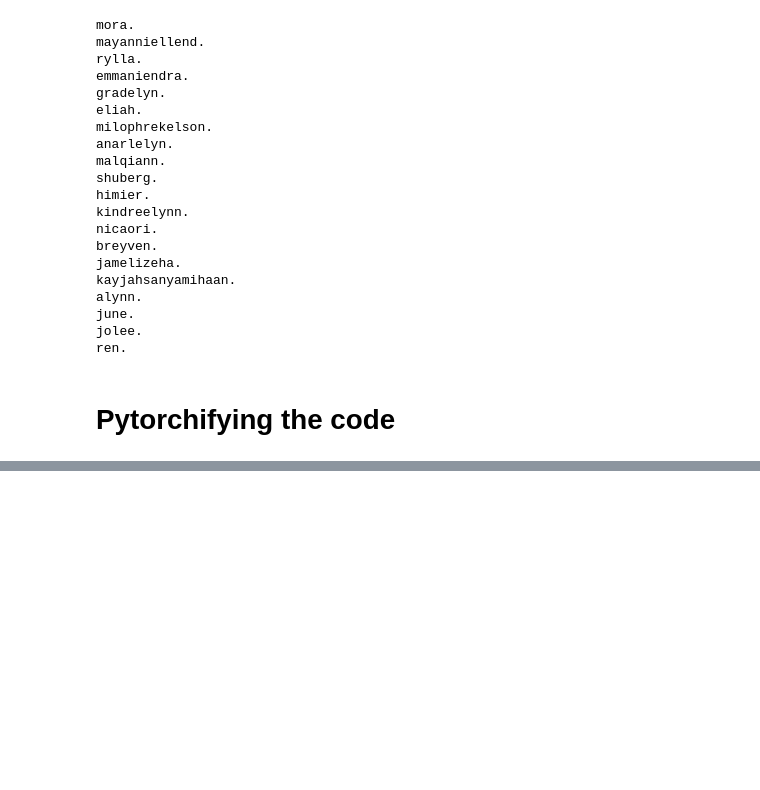
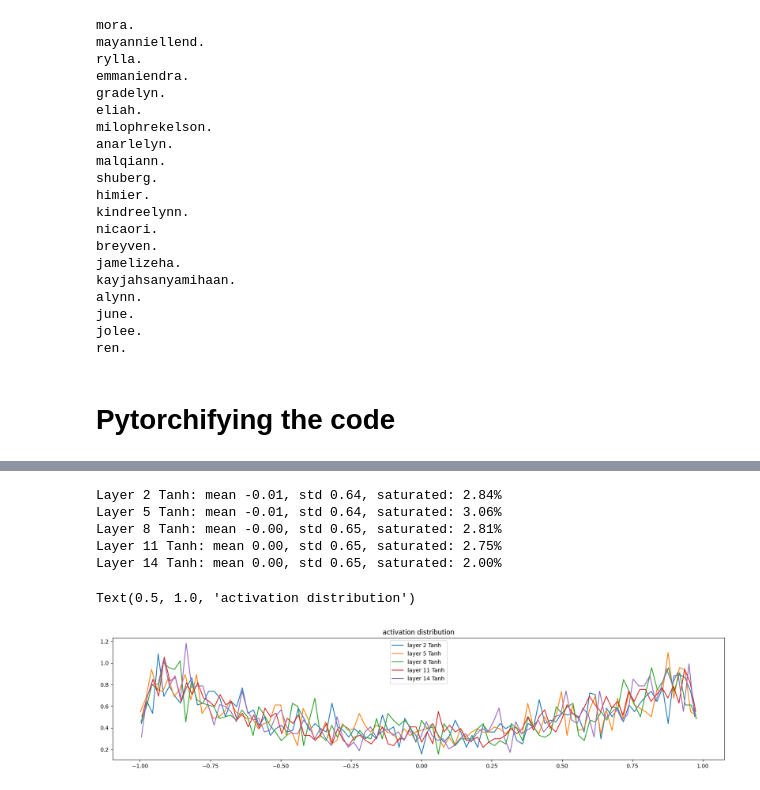
Before and after one commit to SanyamSwami123/make-more-series-andrej-karpathy, a Jupyter notebook: 4_Activation_gradient_batchNorm.ipynb, the cells around one changed output, grey strips where cells are left out. Drawn from its saved outputs; the diff is of its cells as text; code cells hidden in the pictures; blank space fills up the shorter version.

```diff
--- a/4_Activation_gradient_batchNorm.ipynb
+++ b/4_Activation_gradient_batchNorm.ipynb
@@ -320,7 +320,7 @@ ren.
 # %%
 class Linear:
   def __init__(self, fan_in, fan_out, bias=True):
-    self.weight = torch.randn((fan_in, fan_out)) / fan**0.5
+    self.weight = torch.randn((fan_in, fan_out), generator=g) / fan_in**0.5
     self.bias = torch.zeros(fan_out) if bias else None
 
   def __call__(self, x):
@@ -345,8 +345,8 @@ class BatchNorm1d:
     self.running_mean = torch.zeros(dim)
     self.running_var = torch.ones(dim)
 
-    def __call__(self, x):
-    # calculate the forward
+  def __call__(self, x):
+  # calculate the forward
     if self.training:
       xmean = x.mean(0, keepdim=True) # batch mean
       xvar = x.var(0, keepdim=True, unbiased= True) # batch variance
@@ -362,7 +362,7 @@ class BatchNorm1d:
         self.running_var = (1 - self.momentum) * self.running_var + self.momentum * xvar
     return self.out
 
-    def parameters(self):
+  def parameters(self):
     return [self.gamma, self.beta]
 
 class Tanh:
@@ -380,17 +380,18 @@ g = torch.Generator().manual_seed(2147483647) # for reproducibility
 
 C = torch.randn((vocab_size, n_embd), generator=g)# lookup table so each one of 27 chars we have 2 dimensions
 layers = [
-  Linear(n_embd * block_size, n_hidde), Tanh(),
-  Linear(n_hidden, n_hidden), Tanh(),
-  Linear(n_hidden, vocab_size), Tanh(),
-  Linear(n_hidden, n_hidden), Tanh(),
-  Linear(n_hidden, n_hidden), Tanh(),
-  Linear(n_hidden, vocab_size),
+  Linear((n_embd*block_size), n_hidden), BatchNorm1d(n_hidden), Tanh(),
+  Linear(n_hidden, n_hidden), BatchNorm1d(n_hidden), Tanh(),
+  Linear(n_hidden, n_hidden), BatchNorm1d(n_hidden), Tanh(),
+  Linear(n_hidden, n_hidden), BatchNorm1d(n_hidden), Tanh(),
+  Linear(n_hidden, n_hidden), BatchNorm1d(n_hidden), Tanh(),
+  Linear(n_hidden, vocab_size),BatchNorm1d(vocab_size),
 ]
 
 with torch.no_grad():
   # last layer: make less confident
   layers[-1].gamma *= 0.1
+  # layers[-1].weight *= 0.1
 
   # all other layers: apply gain
   for layer in layers[:-1]:
@@ -403,0 +451,22 @@ for p in parameters:
+# %%
+# visualize FORWARD histogram
+plt.figure(figsize=(20, 4))
+legends = []
+for i, layer in enumerate(layers[:-1]): # note: exclude the output layer
+  if isinstance(layer, Tanh):
+    t=layer.out
+    print(f'Layer {i} {layer.__class__.__name__}: mean {t.mean():.2f}, std {t.std():.2f}, saturated: {(t.abs() > 0.97).float().mean() * 100:.2f}%')
+    hy, hx = torch.histogram(t, density=True)
+    plt.plot(hx[:-1].detach(), hy.detach())
+    legends.append(f'layer {i} {layer.__class__.__name__}')
+plt.legend(legends)
+plt.title('activation distribution')
+# plt.show()
+# %% [output]
+Layer 2 Tanh: mean -0.01, std 0.64, saturated: 2.84%
+Layer 5 Tanh: mean -0.01, std 0.64, saturated: 3.06%
+Layer 8 Tanh: mean -0.00, std 0.65, saturated: 2.81%
+Layer 11 Tanh: mean 0.00, std 0.65, saturated: 2.75%
+Layer 14 Tanh: mean 0.00, std 0.65, saturated: 2.00%
+Text(0.5, 1.0, 'activation distribution')
+[figure, added]
```
Also changed, not shown: parts of 4 cells of this notebook.
